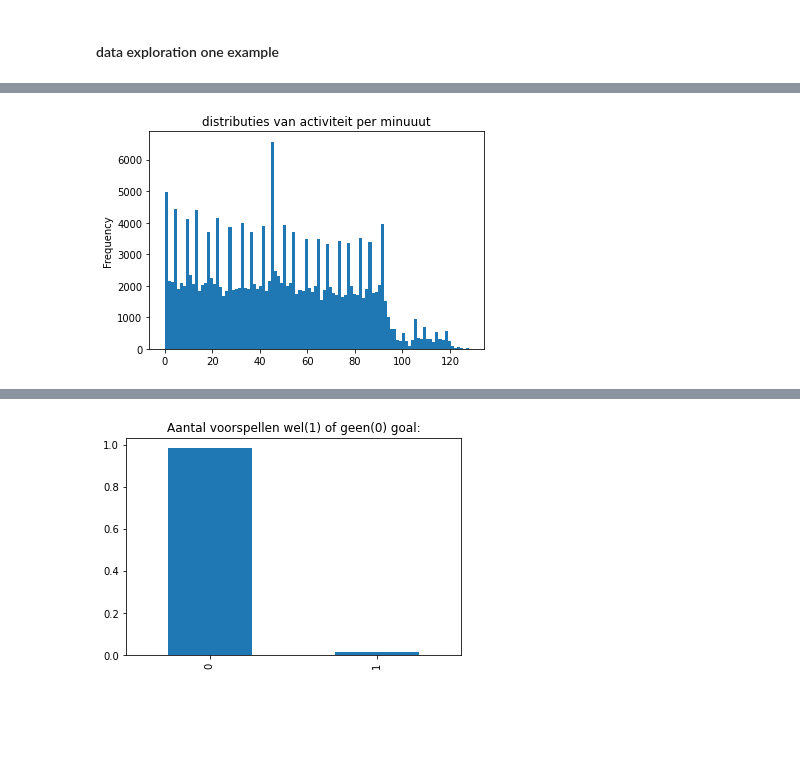
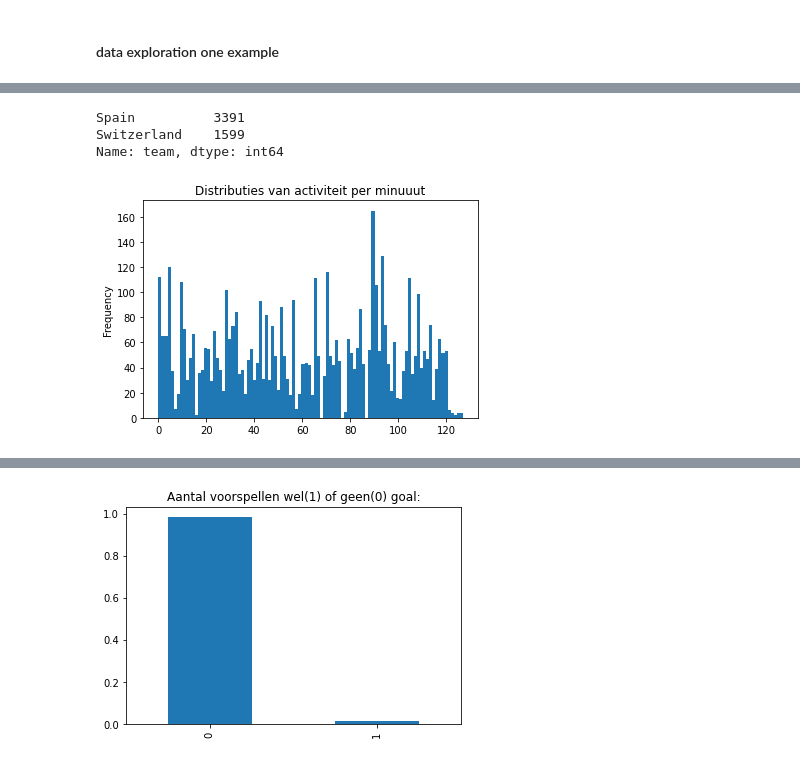
Before and after one commit to Nelleke20/notebook.goalpredictor, a Jupyter notebook: notebooks/1_create_trainset.ipynb, the cells around one changed output, grey strips where cells are left out. Saved outputs shown, nothing was run; the diff lists cells and outputs as text; code cells hidden in the pictures; blank space fills up the shorter version.

```diff
--- a/notebooks/1_create_trainset.ipynb
+++ b/notebooks/1_create_trainset.ipynb
@@ -149,6 +127,0 @@ plt.show()
-# %%
-events_all_matches['minute'].plot(kind='hist', bins=100)
-plt.title('distributies van activiteit per minuuut')
-plt.show()
-# %% [output]
-[figure, removed]
@@ -156,0 +128,16 @@ plt.show()
+# %%
+## Let's pick out one game and dive a bit deeper into the dataset
+subset_df = events_all_matches.loc[events_all_matches['match_id'] == 3795108]
+# %%
+# check both attacking teams and compare their results
+subset_df['team'].value_counts()
+# %% [output]
+Spain          3391
+Switzerland    1599
+Name: team, dtype: int64
+# %%
+subset_df['minute'].plot(kind='hist', bins=100)
+plt.title('Distributies van activiteit per minuuut')
+plt.show()
+# %% [output]
+[figure, added]
```
Also changed, not shown: parts of 48 cells of this notebook, 1 other file.
